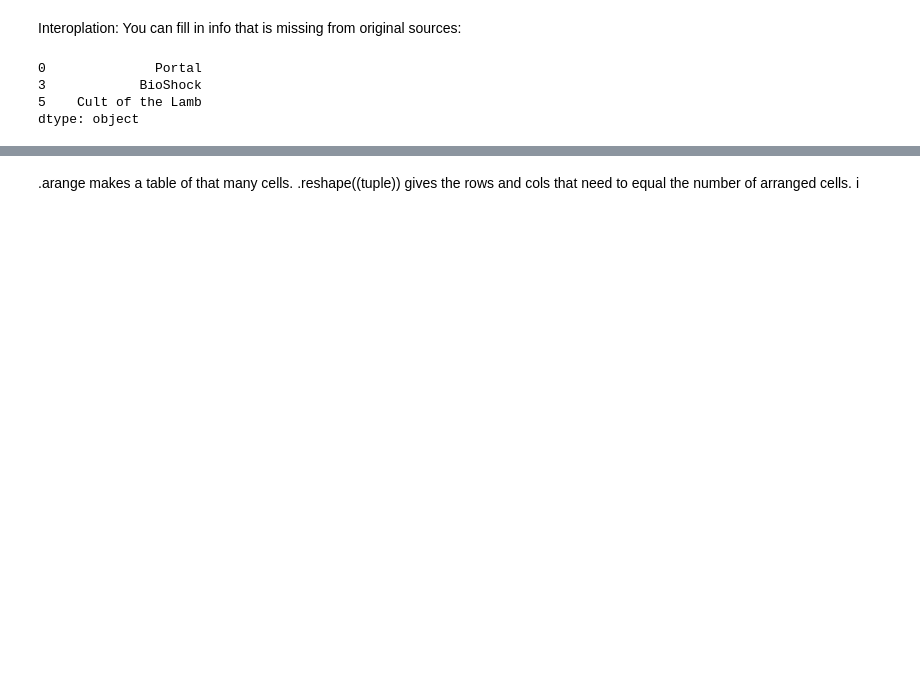
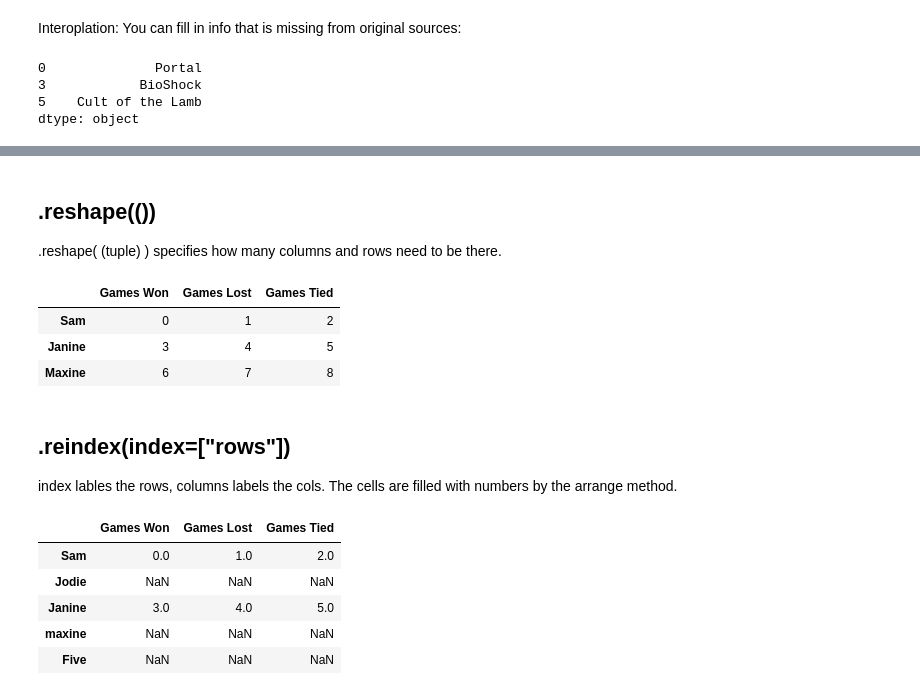
Before and after one commit to EndaFigueroa/DataAnalysisMcKinney-3rd, a Jupyter notebook: Chapter5/Starter.ipynb, the cells around one changed output, grey strips where cells are left out. Saved outputs shown, nothing was run; the diff lists cells and outputs as text; code cells hidden in the pictures; blank space fills up the shorter version.

```diff
--- a/Chapter5/Starter.ipynb
+++ b/Chapter5/Starter.ipynb
@@ -238,3 +301,25 @@ exex
+# %% [markdown]
+<h2>.reshape(())</h2>
+.reshape( (tuple) ) specifies how many columns and rows need to be there.
+# %%
+exex=pd.DataFrame(np.arange(9).reshape((3,3)),
+index=["Sam","Janine","Maxine"],columns=["Games Won","Games Lost","Games Tied"])
+exex
+# %% [output]
+|  | Games Won | Games Lost | Games Tied |
+| Sam | 0 | 1 | 2 |
+| Janine | 3 | 4 | 5 |
+| Maxine | 6 | 7 | 8 |
 # %% [markdown]
-.arange makes a table of that many cells. .reshape((tuple)) gives the rows and cols that need to equal the number of arranged cells.
-i
+<h2>.reindex(index=["rows"])</h2>
+index lables the rows, columns labels the cols. The cells are filled with numbers by the arrange method.
+# %%
+atgn=exex.reindex(index=["Sam","Jodie","Janine","maxine","Five"])
+atgn
+# %% [output]
+|  | Games Won | Games Lost | Games Tied |
+| Sam | 0.0 | 1.0 | 2.0 |
+| Jodie | NaN | NaN | NaN |
+| Janine | 3.0 | 4.0 | 5.0 |
+| maxine | NaN | NaN | NaN |
+| Five | NaN | NaN | NaN |
```
Also changed, not shown: parts of 32 cells of this notebook, 1 other file.
